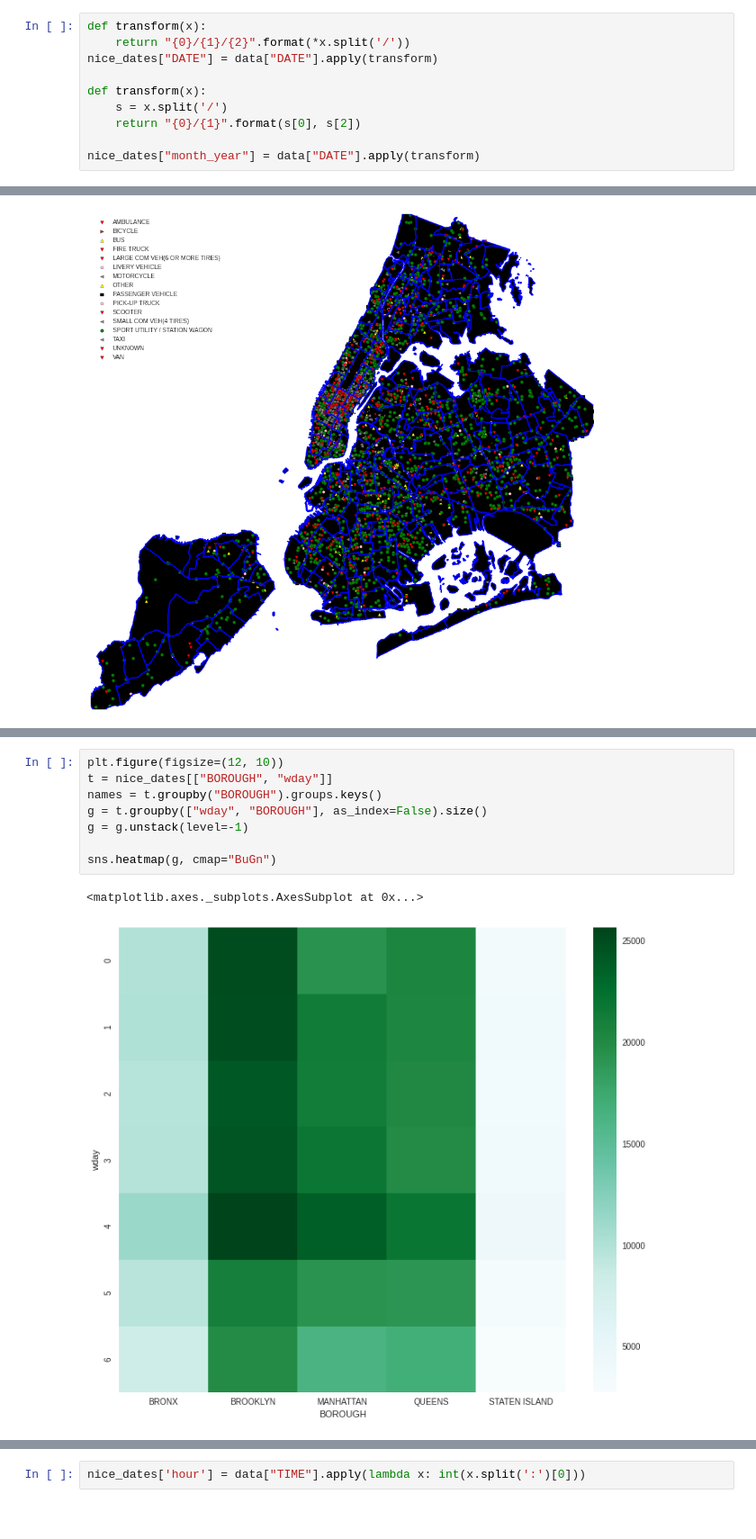
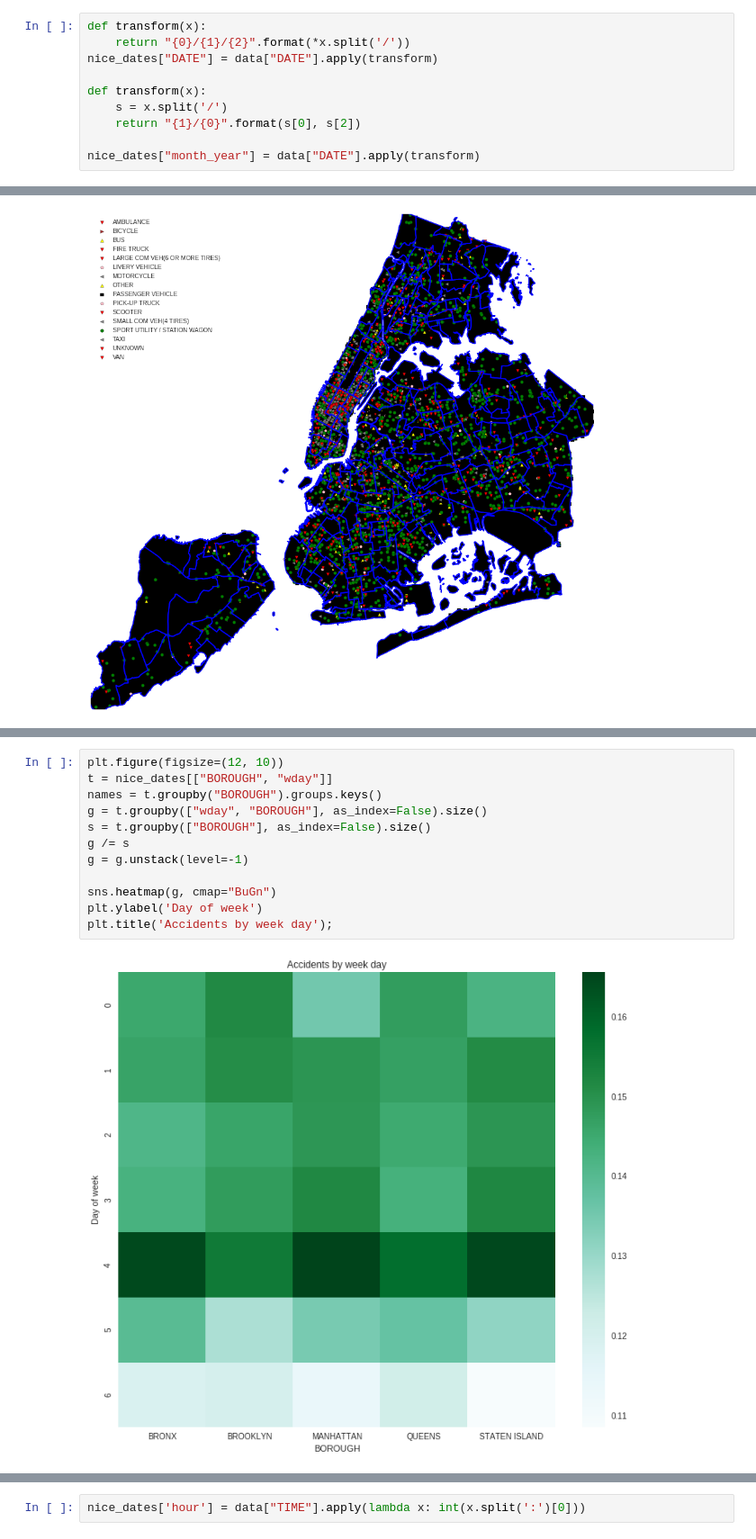
Before and after one commit to maltandhop/technosphere, a Jupyter notebook: project.ipynb, the cells around one changed output, grey strips where cells are left out. Shown at 90% size. Drawn from its saved outputs; the diff is of its cells as text; blank space fills up the shorter version.

```diff
--- a/project.ipynb
+++ b/project.ipynb
@@ -103,7 +108,7 @@ nice_dates["DATE"] = data["DATE"].apply(transform)
 
 def transform(x):
     s = x.split('/')
-    return "{0}/{1}".format(s[0], s[2])
+    return "{1}/{0}".format(s[0], s[2])
 
 nice_dates["month_year"] = data["DATE"].apply(transform)
 # %%
@@ -231,12 +238,15 @@ sns.heatmap(g)
 # %%
 plt.figure(figsize=(12, 10))
 t = nice_dates[["BOROUGH", "wday"]]
 names = t.groupby("BOROUGH").groups.keys()
 g = t.groupby(["wday", "BOROUGH"], as_index=False).size()
+s = t.groupby(["BOROUGH"], as_index=False).size()
+g /= s
 g = g.unstack(level=-1)
 
 sns.heatmap(g, cmap="BuGn")
+plt.ylabel('Day of week')
+plt.title('Accidents by week day');
 # %% [output]
-<matplotlib.axes._subplots.AxesSubplot at 0x...>
-[figure, old version]
+[figure, new version]
 # %%
```
Also changed, not shown: parts of 19 cells of this notebook.
